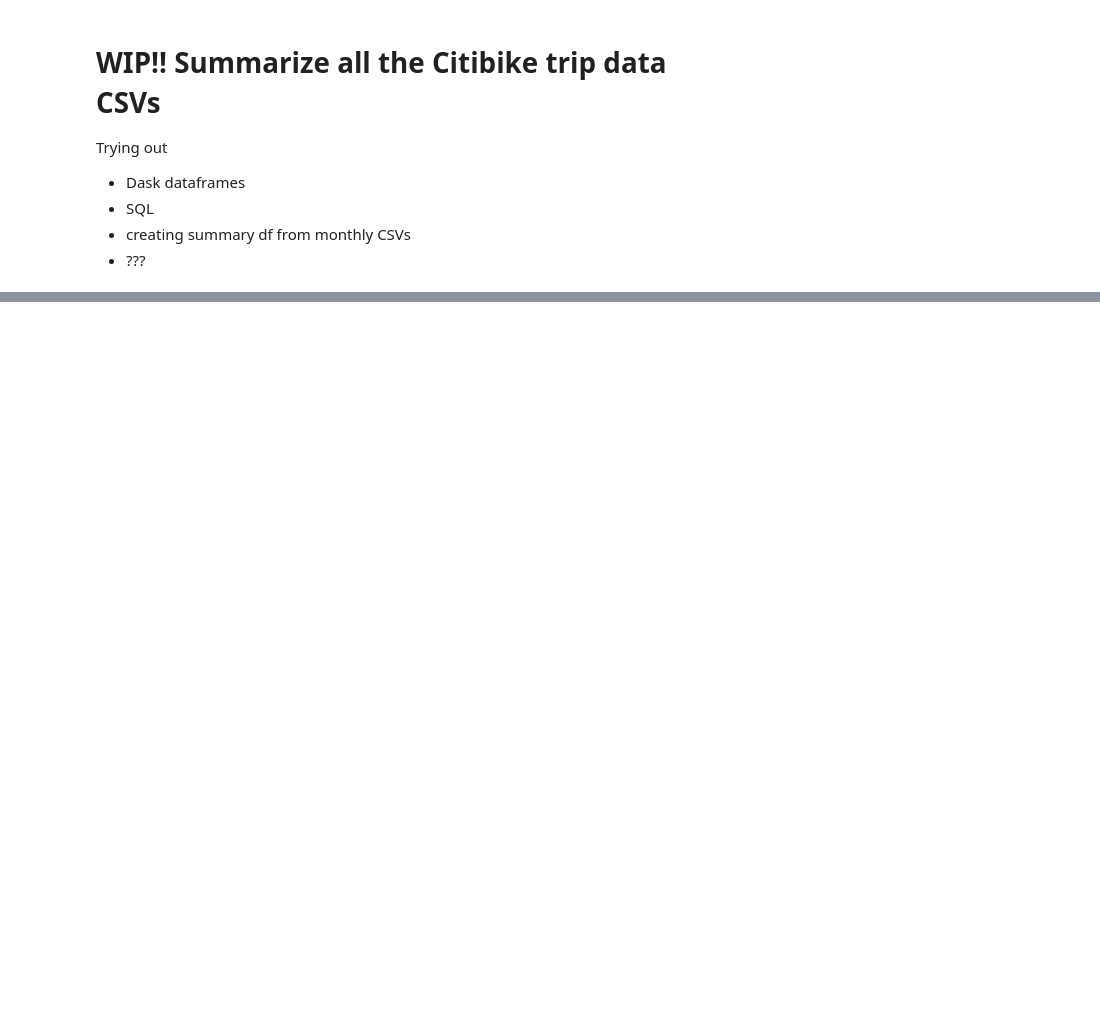
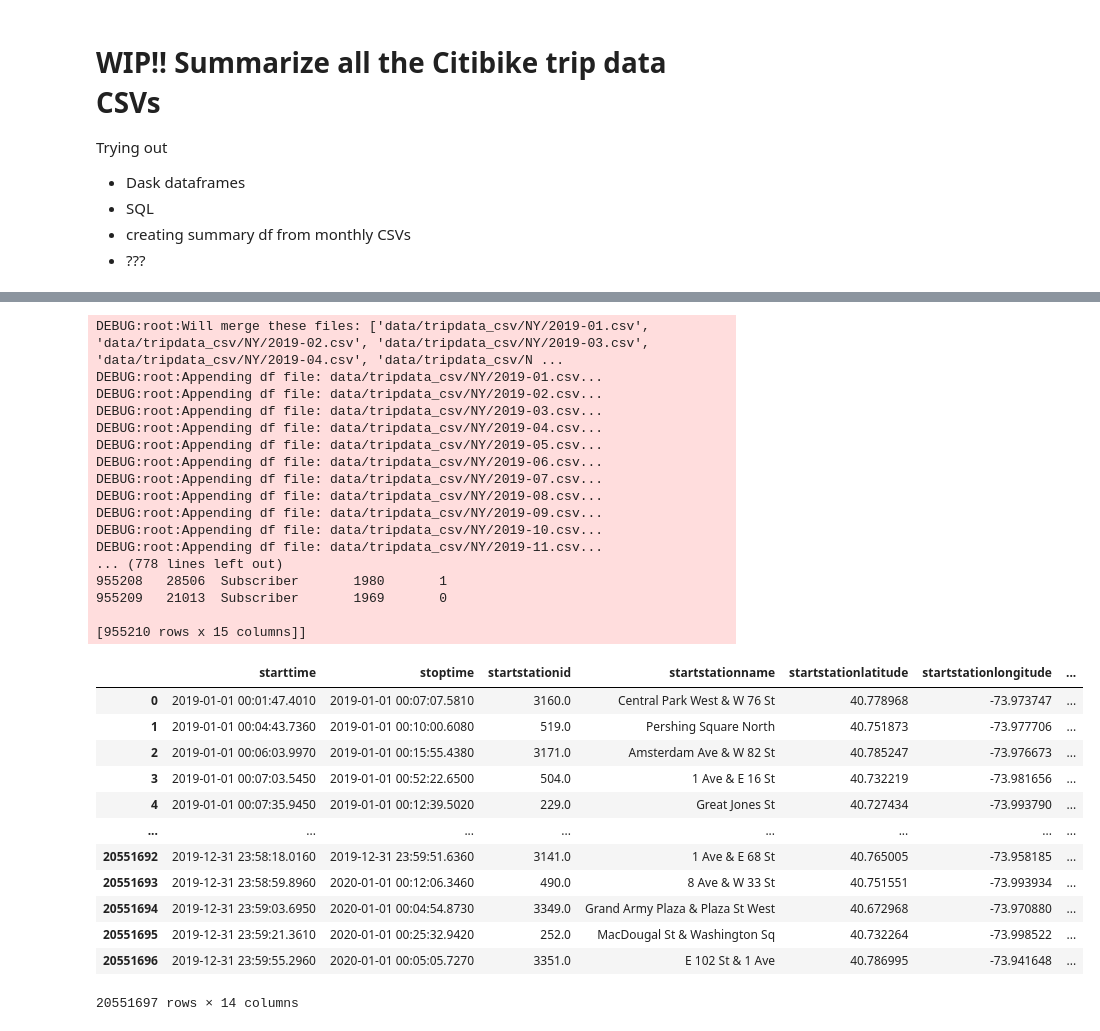
Before and after one commit to rishigoutam/citibike, a Jupyter notebook: clobber.ipynb, the cells around one changed output, grey strips where cells are left out. Saved outputs shown, nothing was run; the diff lists cells and outputs as text; code cells hidden in the pictures; blank space fills up the shorter version.

Commit message:
Create merged trip data file for 2019
'NY_2019.csv" created in order for conducting EDA on a single year

Need to run clobber.ipynb to create this file locally as it is too large to upload

```diff
--- a/clobber.ipynb
+++ b/clobber.ipynb
@@ -10,7 +10,8 @@ import pandas as pd
 import os
 import logging
 # %%
-CSV_DIR = 'data/tripdata_csv/'
+DATA_DIR = 'data/'
+CSV_DIR = DATA_DIR + 'tripdata_csv/'
 NY_DIR = CSV_DIR + 'NY/'
 NJ_DIR = CSV_DIR + 'NJ/'
 
@@ -97,0 +113,72 @@ nyc_old_schema_summary
+# %%
+def clobber_year(year=2019, state='NY') -> pd.DataFrame:
+    """
+    Writes a csv to `data/` with given `outfilename` that is all monthly trip data for that `year`
+
+    :param year: the year for which to concatenate data files
+    :param outfilename: the file to write to. E.g., 'clobber_2019.csv'
+    :param state: 'NY' or 'NJ'. default 'NY'
+    :return: the merged dataframe
+    """
+
+    range_start = str(year) + '-01'
+    range_end = str(year) + '-13' # Not sure why I have to select 13 here...
+    files = None
+    if state == 'NY':
+        files = sorted([NY_DIR + f for f in os.listdir(NY_DIR) if range_start <= f <= range_end])
+    elif state == 'NJ':
+        files = sorted([NJ_DIR + f for f in os.listdir(NJ_DIR) if range_start <= f <= range_end])
+    else:
+        raise IndexError(f"No data for state: {state}")
+
+    logging.debug(f'Will merge these files: {files}, number of files: {len(files)}')
+
+    # Concatenate all monthly data in range
+    dfs = []
+    for file in files:
+        df = pd.read_csv(file)
+        df.columns = [col.lower().replace(" ", "") for col in df.columns]
+        logging.debug(f'Appending df file: {file}...')
+        dfs.append(df)
+
+    logging.debug(f'Merging dataframes...')
+    clobbered = pd.concat(dfs, axis=0, ignore_index=True)
+    clobbered.drop(clobbered.columns[0], axis=1, inplace=True)
+
+    return clobbered
+# %%
+# get 2019 data for testing
+year_2019 = clobber_year(2019, 'NY')
+year_2019.to_csv("data/NY_2019.csv")
+year_2019
+# %% [output]
+DEBUG:root:Will merge these files: ['data/tripdata_csv/NY/2019-01.csv', 'data/tripdata_csv/NY/2019-02.csv', 'data/tripdata_csv/NY/2019-03.csv', 'data/tripdata_csv/NY/2019-04.csv', 'data/tripdata_csv/N ...
+DEBUG:root:Appending df file: data/tripdata_csv/NY/2019-01.csv...
+DEBUG:root:Appending df file: data/tripdata_csv/NY/2019-02.csv...
+DEBUG:root:Appending df file: data/tripdata_csv/NY/2019-03.csv...
+DEBUG:root:Appending df file: data/tripdata_csv/NY/2019-04.csv...
+DEBUG:root:Appending df file: data/tripdata_csv/NY/2019-05.csv...
+DEBUG:root:Appending df file: data/tripdata_csv/NY/2019-06.csv...
+DEBUG:root:Appending df file: data/tripdata_csv/NY/2019-07.csv...
+DEBUG:root:Appending df file: data/tripdata_csv/NY/2019-08.csv...
+DEBUG:root:Appending df file: data/tripdata_csv/NY/2019-09.csv...
+DEBUG:root:Appending df file: data/tripdata_csv/NY/2019-10.csv...
+DEBUG:root:Appending df file: data/tripdata_csv/NY/2019-11.csv...
+... (778 lines left out)
+955208   28506  Subscriber       1980       1
+955209   21013  Subscriber       1969       0
+
+[955210 rows x 15 columns]]
+|  | starttime | stoptime | startstationid | startstationname | startstationlatitude | startstationlongitude | ... |
+| 0 | 2019-01-01 00:01:47.4010 | 2019-01-01 00:07:07.5810 | 3160.0 | Central Park West & W 76 St | 40.778968 | -73.973747 | ... |
+| 1 | 2019-01-01 00:04:43.7360 | 2019-01-01 00:10:00.6080 | 519.0 | Pershing Square North | 40.751873 | -73.977706 | ... |
+| 2 | 2019-01-01 00:06:03.9970 | 2019-01-01 00:15:55.4380 | 3171.0 | Amsterdam Ave & W 82 St | 40.785247 | -73.976673 | ... |
+| 3 | 2019-01-01 00:07:03.5450 | 2019-01-01 00:52:22.6500 | 504.0 | 1 Ave & E 16 St | 40.732219 | -73.981656 | ... |
+| 4 | 2019-01-01 00:07:35.9450 | 2019-01-01 00:12:39.5020 | 229.0 | Great Jones St | 40.727434 | -73.993790 | ... |
+| ... | ... | ... | ... | ... | ... | ... | ... |
+| 20551692 | 2019-12-31 23:58:18.0160 | 2019-12-31 23:59:51.6360 | 3141.0 | 1 Ave & E 68 St | 40.765005 | -73.958185 | ... |
+| 20551693 | 2019-12-31 23:58:59.8960 | 2020-01-01 00:12:06.3460 | 490.0 | 8 Ave & W 33 St | 40.751551 | -73.993934 | ... |
+| 20551694 | 2019-12-31 23:59:03.6950 | 2020-01-01 00:04:54.8730 | 3349.0 | Grand Army Plaza & Plaza St West | 40.672968 | -73.970880 | ... |
+| 20551695 | 2019-12-31 23:59:21.3610 | 2020-01-01 00:25:32.9420 | 252.0 | MacDougal St & Washington Sq | 40.732264 | -73.998522 | ... |
+| 20551696 | 2019-12-31 23:59:55.2960 | 2020-01-01 00:05:05.7270 | 3351.0 | E 102 St & 1 Ave | 40.786995 | -73.941648 | ... |
+20551697 rows × 14 columns
```
Also changed, not shown: parts of 4 cells of this notebook, 1 other file.
